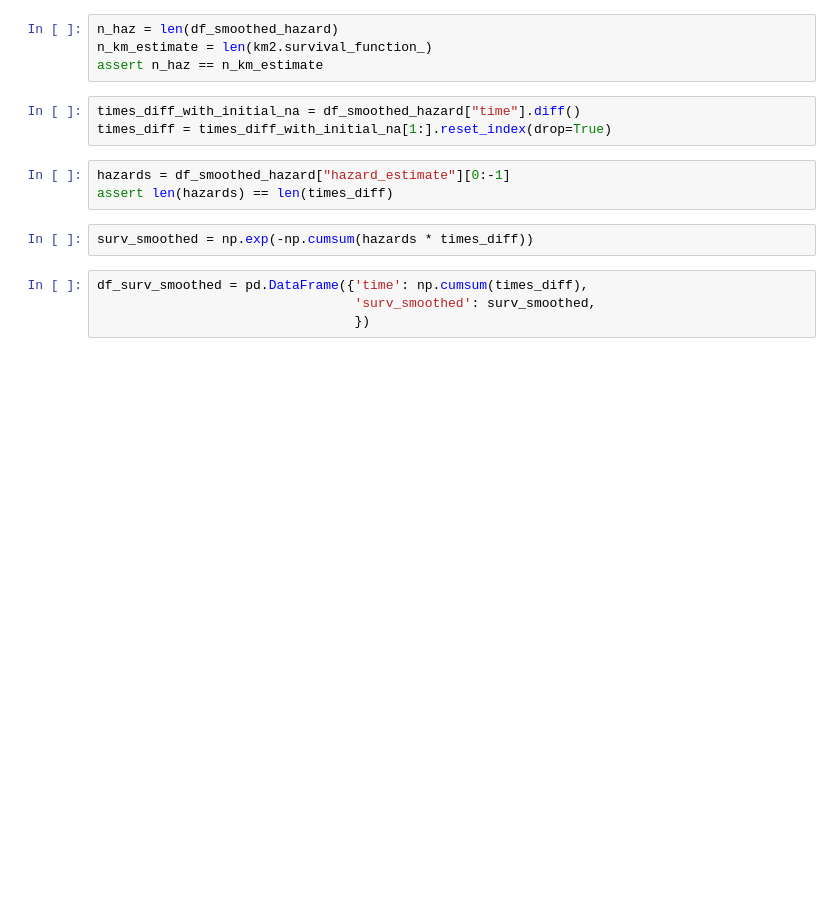
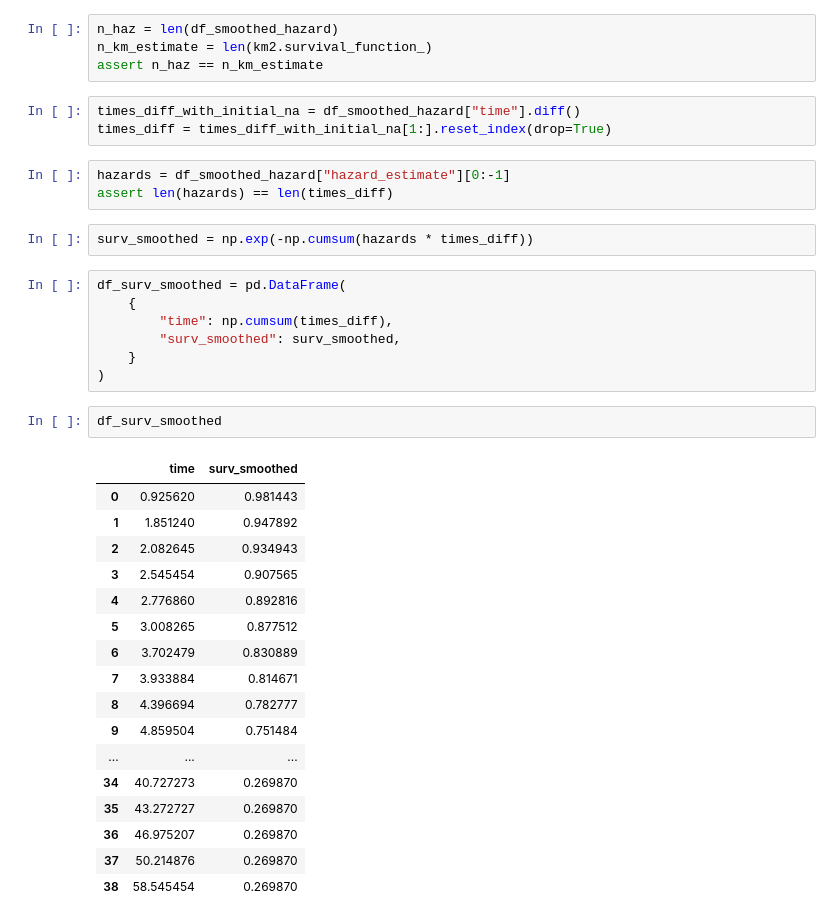
Before and after one commit to nayefahmad/survival-analysis-notes, a Jupyter notebook: src/2022-02-10_km-curve-lifelines.ipynb, the cells around one changed output. Saved outputs shown, nothing was run; the diff lists cells and outputs as text; blank space fills up the shorter version.

Commit message:
Print df_surv_smoothed

```diff
--- a/src/2022-02-10_km-curve-lifelines.ipynb
+++ b/src/2022-02-10_km-curve-lifelines.ipynb
@@ -224,8 +224,31 @@ assert len(hazards) == len(times_diff)
 # %%
 surv_smoothed = np.exp(-np.cumsum(hazards * times_diff))
 # %%
-df_surv_smoothed = pd.DataFrame({'time': np.cumsum(times_diff),
-                                 'surv_smoothed': surv_smoothed,
-                                 })
+df_surv_smoothed = pd.DataFrame(
+    {
+        "time": np.cumsum(times_diff),
+        "surv_smoothed": surv_smoothed,
+    }
+)
+# %%
+df_surv_smoothed
+# %% [output]
+|  | time | surv_smoothed |
+| 0 | 0.925620 | 0.981443 |
+| 1 | 1.851240 | 0.947892 |
+| 2 | 2.082645 | 0.934943 |
+| 3 | 2.545454 | 0.907565 |
+| 4 | 2.776860 | 0.892816 |
+| 5 | 3.008265 | 0.877512 |
+| 6 | 3.702479 | 0.830889 |
+| 7 | 3.933884 | 0.814671 |
+| 8 | 4.396694 | 0.782777 |
+| 9 | 4.859504 | 0.751484 |
+| ... | ... | ... |
+| 34 | 40.727273 | 0.269870 |
+| 35 | 43.272727 | 0.269870 |
+| 36 | 46.975207 | 0.269870 |
+| 37 | 50.214876 | 0.269870 |
+| 38 | 58.545454 | 0.269870 |
 # %%
 fig, ax = plt.subplots()
```
Also changed, not shown: parts of 2 cells of this notebook, 1 other file.
